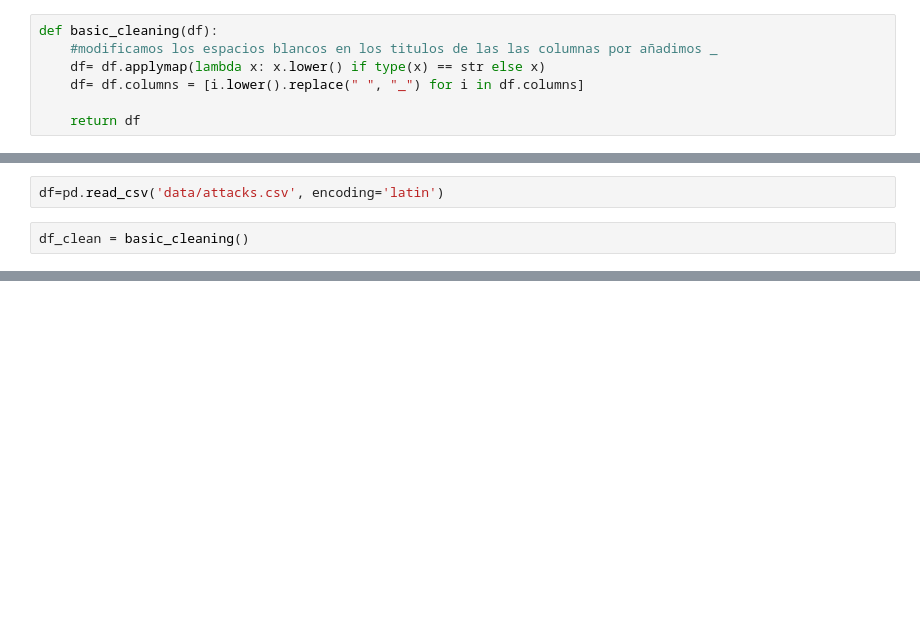
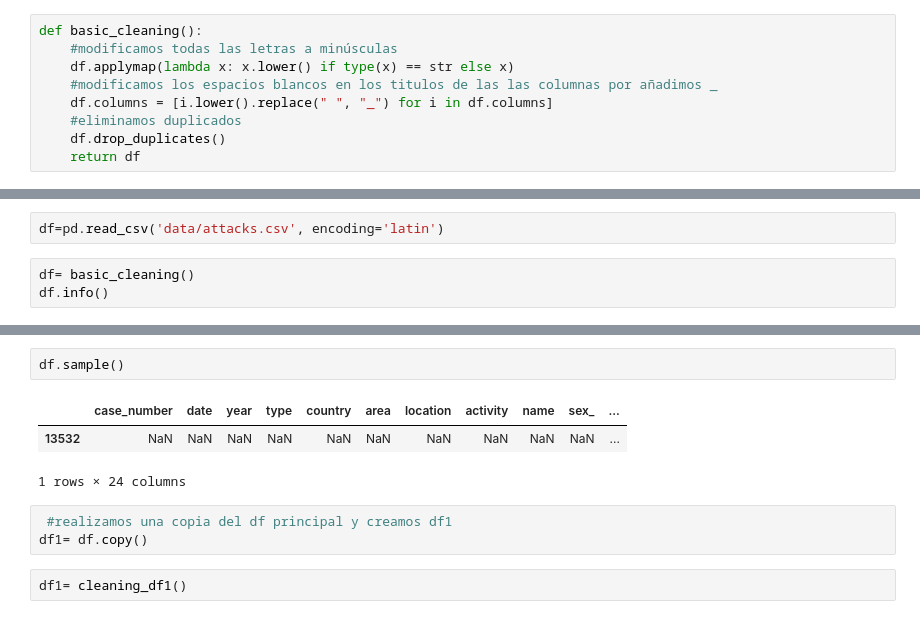
Before and after one commit to pagoba94/project1, a Jupyter notebook: src.jupyter.ipynb, the cells around one changed output, grey strips where cells are left out. Drawn from its saved outputs; the diff is of its cells as text; blank space fills up the shorter version.

```diff
--- a/src.jupyter.ipynb
+++ b/src.jupyter.ipynb
@@ -4,9 +6,11 @@ import re
 # %%
-def basic_cleaning(df):
+def basic_cleaning():
+    #modificamos todas las letras a minúsculas
+    df.applymap(lambda x: x.lower() if type(x) == str else x)
     #modificamos los espacios blancos en los titulos de las las columnas por añadimos _
-    df= df.applymap(lambda x: x.lower() if type(x) == str else x)
-    df= df.columns = [i.lower().replace(" ", "_") for i in df.columns]
-
+    df.columns = [i.lower().replace(" ", "_") for i in df.columns]
+    #eliminamos duplicados
+    df.drop_duplicates()
     return df
 # %%
 def cleaning_df1():
@@ -59,5 +69,6 @@ def species_cleaning():
 # %%
 df=pd.read_csv('data/attacks.csv', encoding='latin')
 # %%
-df_clean = basic_cleaning()
+df= basic_cleaning()
+df.info()
 # %% [output]
@@ -64,0 +92,11 @@ AttributeError: 'list' object has no attribute 'columns'
+# %%
+df.sample()
+# %% [output]
+|  | case_number | date | year | type | country | area | location | activity | name | sex_ | ... |
+| 13532 | NaN | NaN | NaN | NaN | NaN | NaN | NaN | NaN | NaN | NaN | ... |
+1 rows × 24 columns
+# %%
+ #realizamos una copia del df principal y creamos df1
+df1= df.copy()
+# %%
+df1= cleaning_df1()
```
Also changed, not shown: parts of 18 cells of this notebook, 2 other files.
